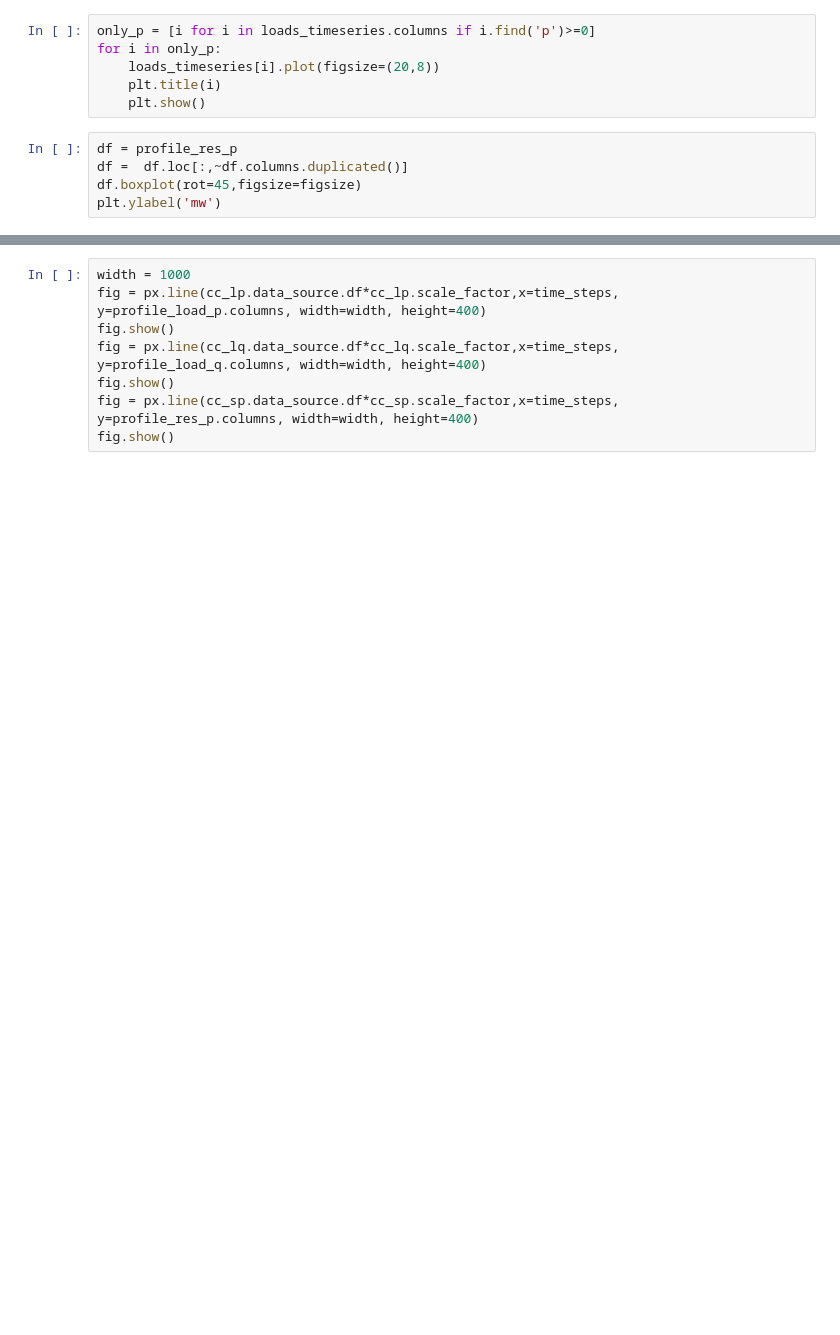
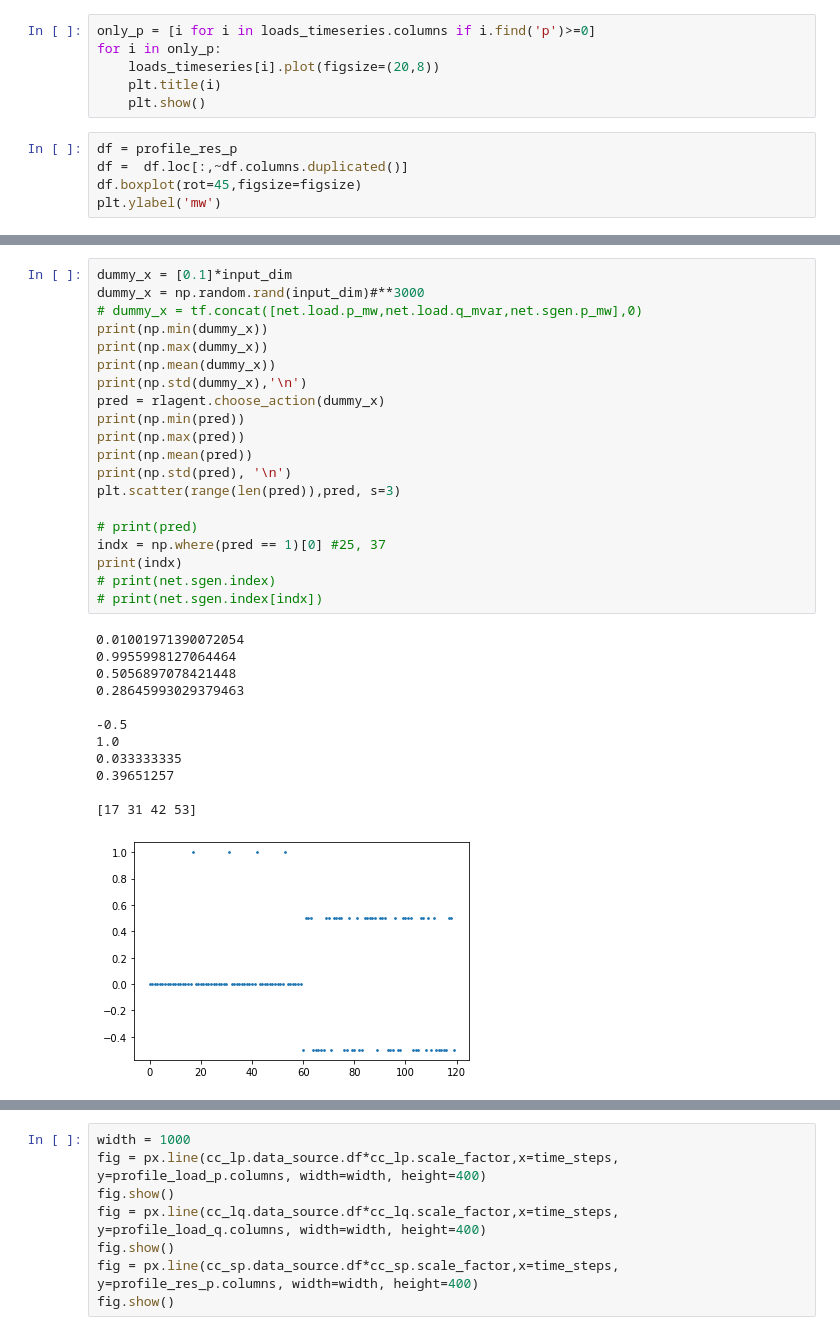
Before and after one commit to MauriVass/ThesisLiege, a Jupyter notebook: MV Oberrhein network.ipynb, the cells around one changed output, grey strips where cells are left out. Cells and saved outputs as stored; diff of their text form; blank space fills up the shorter version.

```diff
--- a/MV Oberrhein network.ipynb
+++ b/MV Oberrhein network.ipynb
@@ -512,0 +710,33 @@ plt.scatter(range(len(mw_curt)),mw_curt,s=1)
+# %%
+dummy_x = [0.1]*input_dim
+dummy_x = np.random.rand(input_dim)#**3000
+# dummy_x = tf.concat([net.load.p_mw,net.load.q_mvar,net.sgen.p_mw],0)
+print(np.min(dummy_x))
+print(np.max(dummy_x))
+print(np.mean(dummy_x))
+print(np.std(dummy_x),'\n')
+pred = rlagent.choose_action(dummy_x)
+print(np.min(pred))
+print(np.max(pred))
+print(np.mean(pred))
+print(np.std(pred), '\n')
+plt.scatter(range(len(pred)),pred, s=3)
+
+# print(pred)
+indx = np.where(pred == 1)[0] #25, 37
+print(indx)
+# print(net.sgen.index)
+# print(net.sgen.index[indx])
+# %% [output]
+0.01001971390072054
+0.9955998127064464
+0.5056897078421448
+0.28645993029379463
+
+-0.5
+1.0
+0.033333335
+0.39651257
+
+[17 31 42 53]
+[figure, added]
```
Also changed, not shown: parts of 34 cells of this notebook, 28 other files.
